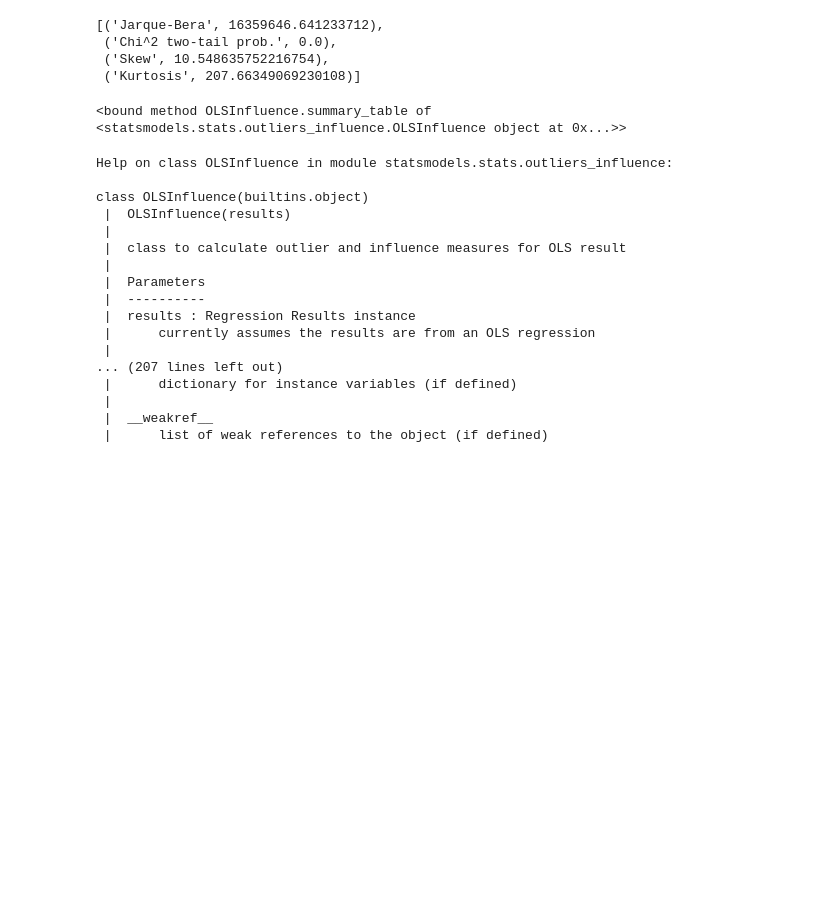
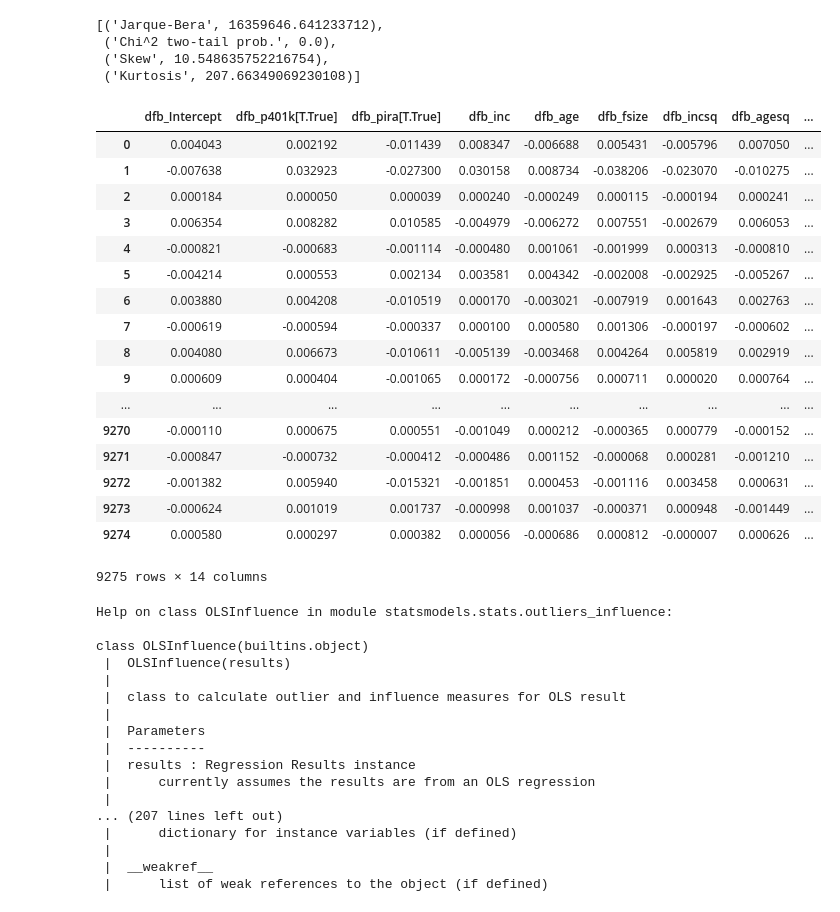
Before and after one commit to espin086/mybook_python_econometrics, a Jupyter notebook: notebooks/3_multiple_regression_diagnostics/3_multiple_regression_diagnostics.ipynb, the cells around one changed output. Saved outputs shown, nothing was run; the diff lists cells and outputs as text; code cells hidden in the pictures; blank space fills up the shorter version.

```diff
--- a/notebooks/3_multiple_regression_diagnostics/3_multiple_regression_diagnostics.ipynb
+++ b/notebooks/3_multiple_regression_diagnostics/3_multiple_regression_diagnostics.ipynb
@@ -347,13 +347,30 @@ INTERPRETATION: if Chi^2 two-tail prob. < .10 then the residuals are NOT normall
 # %%
 def identify_outliers(model_fit):
     obs_influence = OLSInfluence(model_fit)
-    summary_table = obs_influence.summary_table
-    return summary_table
+    summary_frame = obs_influence.summary_frame()
+    return summary_frame
 
 
 identify_outliers(model_fit=candidate)
 # %% [output]
+|  | dfb_Intercept | dfb_p401k[T.True] | dfb_pira[T.True] | dfb_inc | dfb_age | dfb_fsize | dfb_incsq | dfb_agesq | ... |
+| 0 | 0.004043 | 0.002192 | -0.011439 | 0.008347 | -0.006688 | 0.005431 | -0.005796 | 0.007050 | ... |
+| 1 | -0.007638 | 0.032923 | -0.027300 | 0.030158 | 0.008734 | -0.038206 | -0.023070 | -0.010275 | ... |
+| 2 | 0.000184 | 0.000050 | 0.000039 | 0.000240 | -0.000249 | 0.000115 | -0.000194 | 0.000241 | ... |
+| 3 | 0.006354 | 0.008282 | 0.010585 | -0.004979 | -0.006272 | 0.007551 | -0.002679 | 0.006053 | ... |
+| 4 | -0.000821 | -0.000683 | -0.001114 | -0.000480 | 0.001061 | -0.001999 | 0.000313 | -0.000810 | ... |
+| 5 | -0.004214 | 0.000553 | 0.002134 | 0.003581 | 0.004342 | -0.002008 | -0.002925 | -0.005267 | ... |
+| 6 | 0.003880 | 0.004208 | -0.010519 | 0.000170 | -0.003021 | -0.007919 | 0.001643 | 0.002763 | ... |
+| 7 | -0.000619 | -0.000594 | -0.000337 | 0.000100 | 0.000580 | 0.001306 | -0.000197 | -0.000602 | ... |
+| 8 | 0.004080 | 0.006673 | -0.010611 | -0.005139 | -0.003468 | 0.004264 | 0.005819 | 0.002919 | ... |
+| 9 | 0.000609 | 0.000404 | -0.001065 | 0.000172 | -0.000756 | 0.000711 | 0.000020 | 0.000764 | ... |
+| ... | ... | ... | ... | ... | ... | ... | ... | ... | ... |
+| 9270 | -0.000110 | 0.000675 | 0.000551 | -0.001049 | 0.000212 | -0.000365 | 0.000779 | -0.000152 | ... |
+| 9271 | -0.000847 | -0.000732 | -0.000412 | -0.000486 | 0.001152 | -0.000068 | 0.000281 | -0.001210 | ... |
+| 9272 | -0.001382 | 0.005940 | -0.015321 | -0.001851 | 0.000453 | -0.001116 | 0.003458 | 0.000631 | ... |
+| 9273 | -0.000624 | 0.001019 | 0.001737 | -0.000998 | 0.001037 | -0.000371 | 0.000948 | -0.001449 | ... |
+| 9274 | 0.000580 | 0.000297 | 0.000382 | 0.000056 | -0.000686 | 0.000812 | -0.000007 | 0.000626 | ... |
-<bound method OLSInfluence.summary_table of <statsmodels.stats.outliers_influence.OLSInfluence object at 0x...>>
+9275 rows × 14 columns
 # %%
 help(OLSInfluence)
 # %% [output]
```
